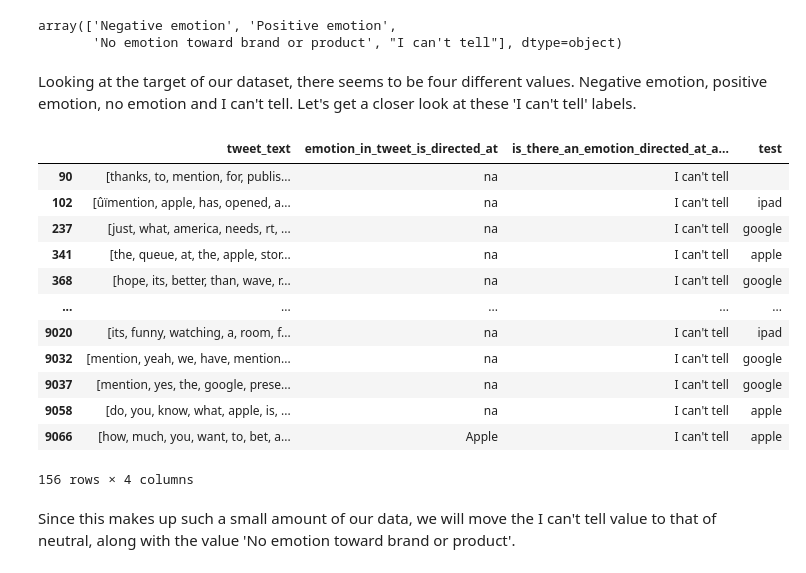
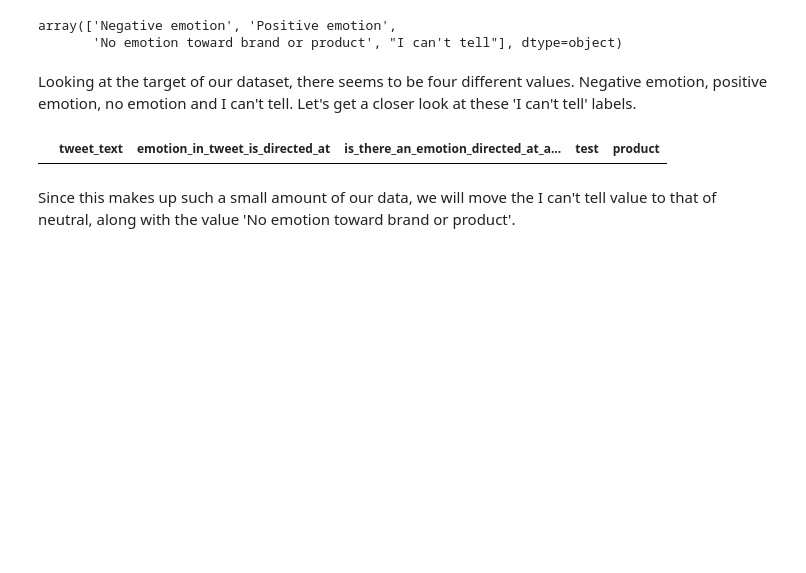
Before and after one commit to mmceld2/NLP-Analysis, a Jupyter notebook: Mitch_NB.ipynb, the cells around one changed output. Saved outputs shown, nothing was run; the diff lists cells and outputs as text; code cells hidden in the pictures; blank space fills up the shorter version.

```diff
--- a/Mitch_NB.ipynb
+++ b/Mitch_NB.ipynb
@@ -197,21 +208,9 @@ array(['Negative emotion', 'Positive emotion',
 # %% [markdown]
 Looking at the target of our dataset, there seems to be four different values. Negative emotion, positive emotion, no emotion and I can't tell. Let's get a closer look at these 'I can't tell' labels.
 # %%
-df.loc[df['is_there_an_emotion_directed_at_a_brand_or_product'] == "I can't tell"]
+df.loc[df['is_there_an_emotion_directed_at_a_brand_or_product'] == "google"]
 # %% [output]
-|  | tweet_text | emotion_in_tweet_is_directed_at | is_there_an_emotion_directed_at_a... | test |
-| 90 | [thanks, to, mention, for, publis... | na | I can't tell |  |
-| 102 | [ûïmention, apple, has, opened, a... | na | I can't tell | ipad |
-| 237 | [just, what, america, needs, rt, ... | na | I can't tell | google |
-| 341 | [the, queue, at, the, apple, stor... | na | I can't tell | apple |
-| 368 | [hope, its, better, than, wave, r... | na | I can't tell | google |
-| ... | ... | ... | ... | ... |
-| 9020 | [its, funny, watching, a, room, f... | na | I can't tell | ipad |
-| 9032 | [mention, yeah, we, have, mention... | na | I can't tell | google |
-| 9037 | [mention, yes, the, google, prese... | na | I can't tell | google |
-| 9058 | [do, you, know, what, apple, is, ... | na | I can't tell | apple |
-| 9066 | [how, much, you, want, to, bet, a... | Apple | I can't tell | apple |
+|  | tweet_text | emotion_in_tweet_is_directed_at | is_there_an_emotion_directed_at_a... | test | product |
-156 rows × 4 columns
 # %% [markdown]
 Since this makes up such a small amount of our data, we will move the I can't tell value to that of neutral, along with the value 'No emotion toward brand or product'.
 # %%
```
Also changed, not shown: parts of 39 cells of this notebook.
